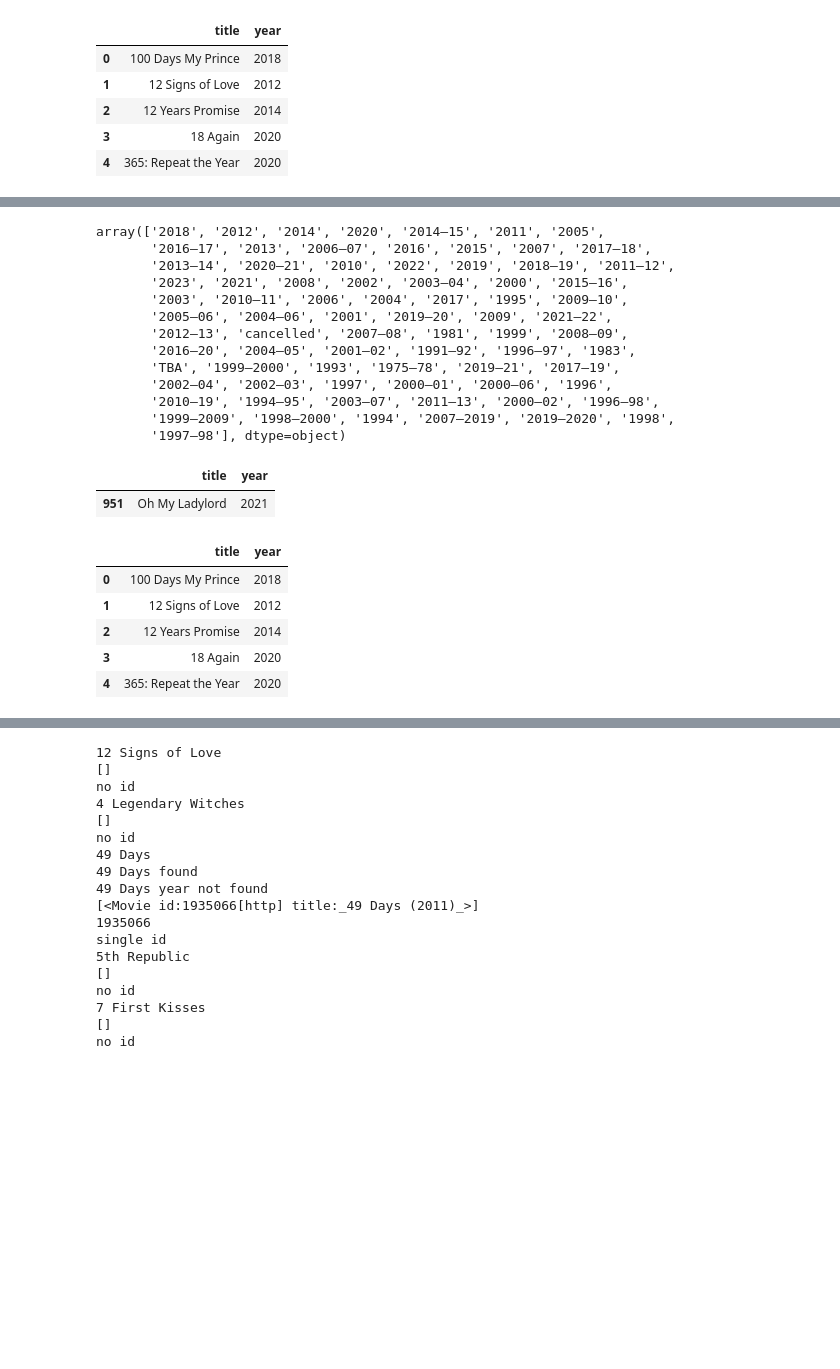
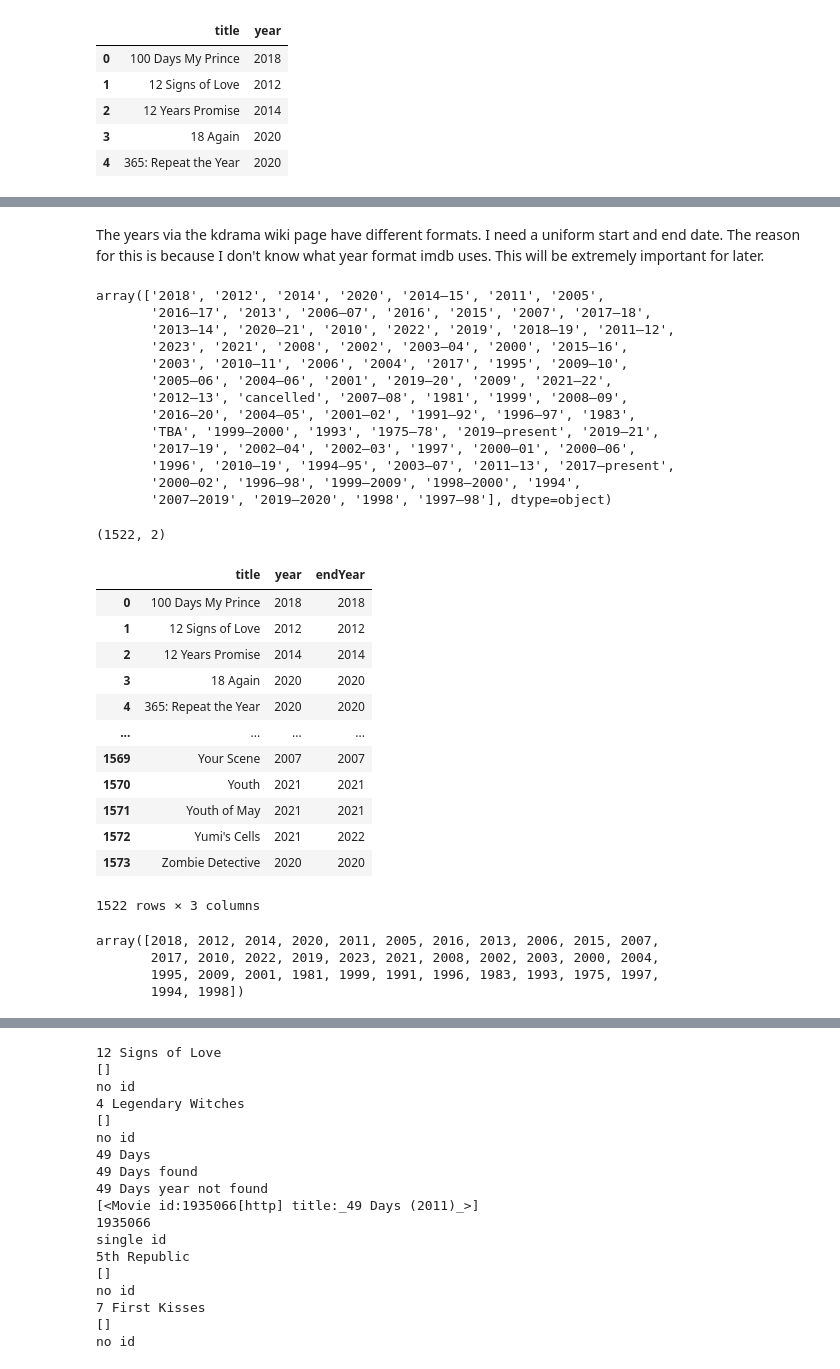
Before and after one commit to Divineechidume/MovieRecommenderSystemNLP, a Jupyter notebook: KoreanDramaRecomendationSystemMining.ipynb, the cells around one changed output, grey strips where cells are left out. Saved outputs shown, nothing was run; the diff lists cells and outputs as text; code cells hidden in the pictures; blank space fills up the shorter version.

Commit message:
added logic for finding start and end date of each product listed

```diff
--- a/KoreanDramaRecomendationSystemMining.ipynb
+++ b/KoreanDramaRecomendationSystemMining.ipynb
@@ -43,6 +51,7 @@ wikiKdramasDf.head()
+# %% [markdown]
+The years via the kdrama wiki page have different formats. I need a uniform start and end date. The reason for this is because I don't know what year format imdb uses. This will be extremely important for later.
 # %%
-wikiKdramasDf.shape
-wikiKdramasDf = wikiKdramasDf.loc[wikiKdramasDf['year'].str.len() < 12]
+wikiKdramasDf = wikiKdramasDf.loc[wikiKdramasDf['year'].str.len() < 13]
 wikiKdramasDf['year'].unique()
 # %% [output]
 array(['2018', '2012', '2014', '2020', '2014–15', '2011', '2005',
@@ -53,25 +62,51 @@ array(['2018', '2012', '2014', '2020', '2014–15', '2011', '2005',
        '2005–06', '2004–06', '2001', '2019–20', '2009', '2021–22',
        '2012–13', 'cancelled', '2007–08', '1981', '1999', '2008–09',
        '2016–20', '2004–05', '2001–02', '1991–92', '1996–97', '1983',
-       'TBA', '1999–2000', '1993', '1975–78', '2019–21', '2017–19',
-       '2002–04', '2002–03', '1997', '2000–01', '2000–06', '1996',
-       '2010–19', '1994–95', '2003–07', '2011–13', '2000–02', '1996–98',
-       '1999–2009', '1998–2000', '1994', '2007–2019', '2019–2020', '1998',
-       '1997–98'], dtype=object)
+       'TBA', '1999–2000', '1993', '1975–78', '2019–present', '2019–21',
+       '2017–19', '2002–04', '2002–03', '1997', '2000–01', '2000–06',
+       '1996', '2010–19', '1994–95', '2003–07', '2011–13', '2017–present',
+       '2000–02', '1996–98', '1999–2009', '1998–2000', '1994',
+       '2007–2019', '2019–2020', '1998', '1997–98'], dtype=object)
-# %%
-wikiKdramasDf = wikiKdramasDf[~wikiKdramasDf['year'].isin(['cancelled', 'TBA'])]
-wikiKdramasDf.shape
-wikiKdramasDf.loc[wikiKdramasDf['title'] == "Oh My Ladylord"]
-# %% [output]
-|  | title | year |
-| 951 | Oh My Ladylord | 2021 |
-# %%
-wikiKdramasDf['year'] = wikiKdramasDf['year'].map(lambda year: int(year))
-wikiKdramasDf.head()
-# %% [output]
-|  | title | year |
-| 0 | 100 Days My Prince | 2018 |
-| 1 | 12 Signs of Love | 2012 |
-| 2 | 12 Years Promise | 2014 |
-| 3 | 18 Again | 2020 |
-| 4 | 365: Repeat the Year | 2020 |
+# %%
+wikiKdramasDf = wikiKdramasDf[~wikiKdramasDf['year'].isin(['cancelled', 'TBA'])]
+wikiKdramasDf.shape
+# %% [output]
+(1522, 2)
+# %%
+def getEndDate(year):
+    splitStartAndEnd = year.split("–")
+    start = splitStartAndEnd[0]
+    if len(splitStartAndEnd) > 1:
+        if splitStartAndEnd[1] == "present":
+            end = 2023
+        else:
+            end = splitStartAndEnd[1] if len(splitStartAndEnd[1]) > 2 else start[:2]+splitStartAndEnd[1]
+    else:
+        end = start
+    return int(end)
+
+wikiKdramasDf['endYear'] = wikiKdramasDf['year'].map(lambda year: getEndDate(year))
+wikiKdramasDf['year'] = wikiKdramasDf['year'].map(lambda year: int(year.split("–")[0]))
+
+wikiKdramasDf
+# %% [output]
+|  | title | year | endYear |
+| 0 | 100 Days My Prince | 2018 | 2018 |
+| 1 | 12 Signs of Love | 2012 | 2012 |
+| 2 | 12 Years Promise | 2014 | 2014 |
+| 3 | 18 Again | 2020 | 2020 |
+| 4 | 365: Repeat the Year | 2020 | 2020 |
+| ... | ... | ... | ... |
+| 1569 | Your Scene | 2007 | 2007 |
+| 1570 | Youth | 2021 | 2021 |
+| 1571 | Youth of May | 2021 | 2021 |
+| 1572 | Yumi's Cells | 2021 | 2022 |
+| 1573 | Zombie Detective | 2020 | 2020 |
+1522 rows × 3 columns
+# %%
+wikiKdramasDf['year'].unique()
+# %% [output]
+array([2018, 2012, 2014, 2020, 2011, 2005, 2016, 2013, 2006, 2015, 2007,
+       2017, 2010, 2022, 2019, 2023, 2021, 2008, 2002, 2003, 2000, 2004,
+       1995, 2009, 2001, 1981, 1999, 1991, 1996, 1983, 1993, 1975, 1997,
+       1994, 1998])
```
Also changed, not shown: parts of 14 cells of this notebook, 1 other file.
